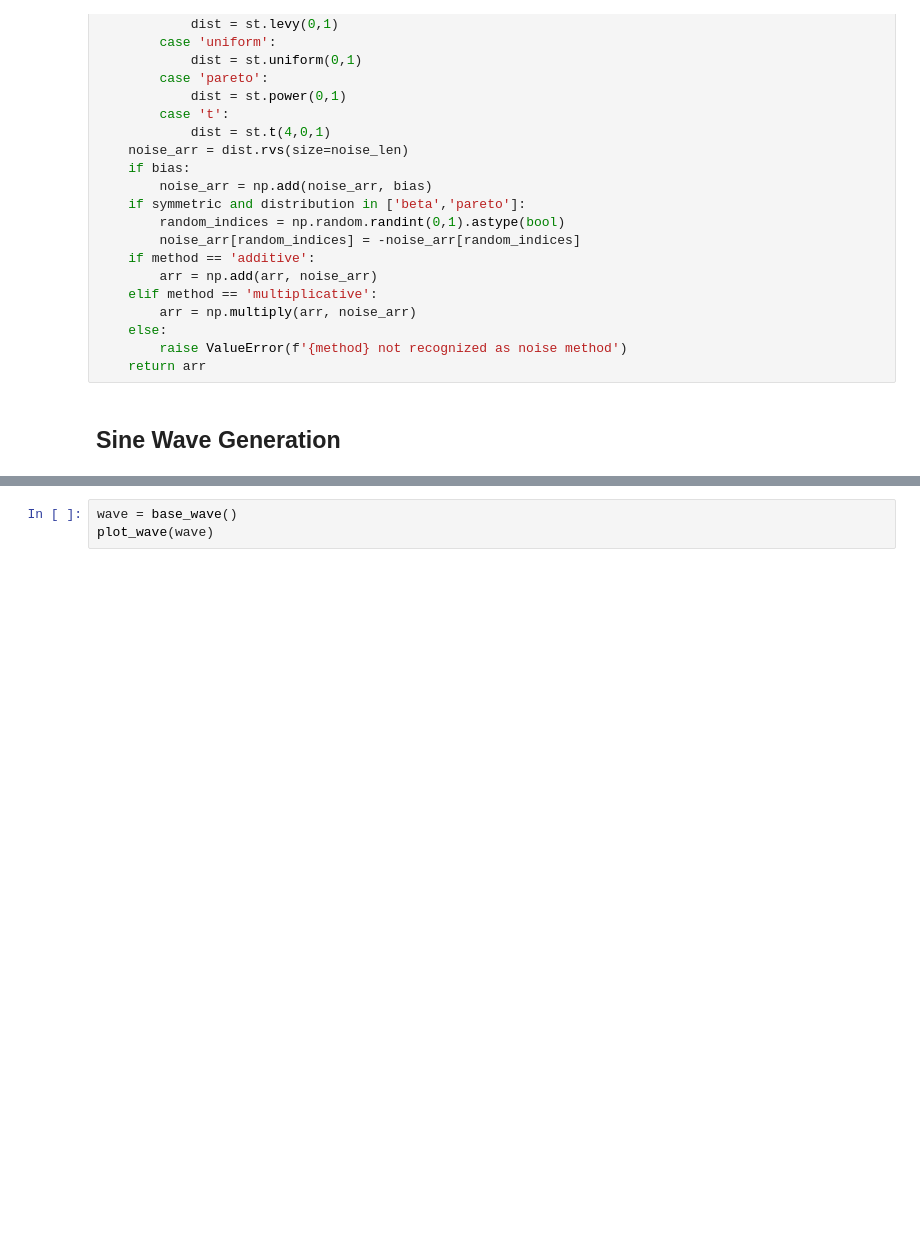
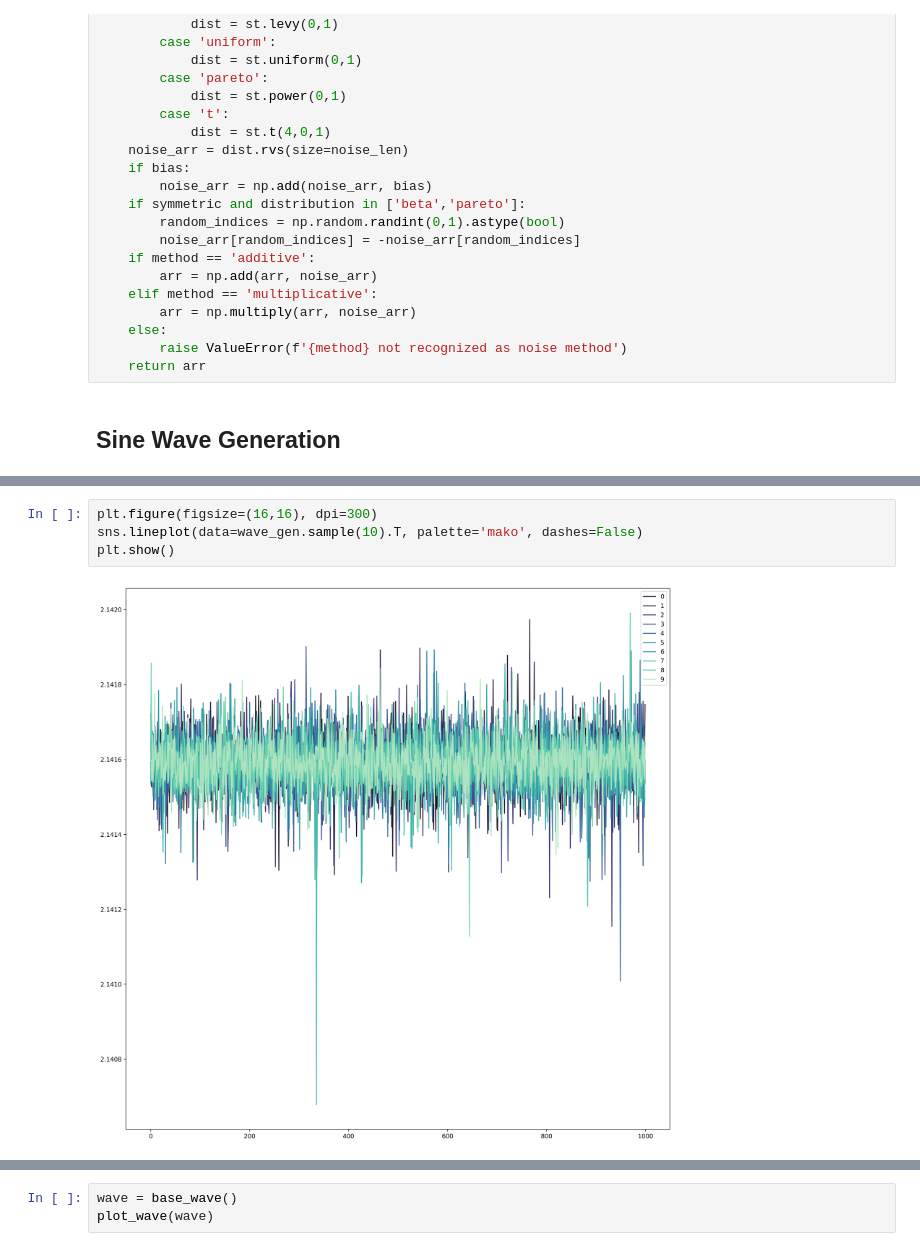
Before and after one commit to ncallahanml/baseline_networks, a Jupyter notebook: SineWaveGenerator.ipynb, the cells around one changed output, grey strips where cells are left out. Drawn from its saved outputs; the diff is of its cells as text; blank space fills up the shorter version.

Commit message:
finished initial version of sine generator class w/ graph test

```diff
--- a/SineWaveGenerator.ipynb
+++ b/SineWaveGenerator.ipynb
@@ -151,3 +181,9 @@ wave_gen = WaveGen(size=1000)
+# %%
+plt.figure(figsize=(16,16), dpi=300)
+sns.lineplot(data=wave_gen.sample(10).T, palette='mako', dashes=False)
+plt.show()
+# %% [output]
+[figure, added]
 # %%
 def base_wave(n_periods=1, phase_angle=0, arr_len=100):
     return np.sin(np.linspace(phase_angle,n_periods*np.pi*2+phase_angle,arr_len))
```
Also changed, not shown: parts of 8 cells of this notebook.
